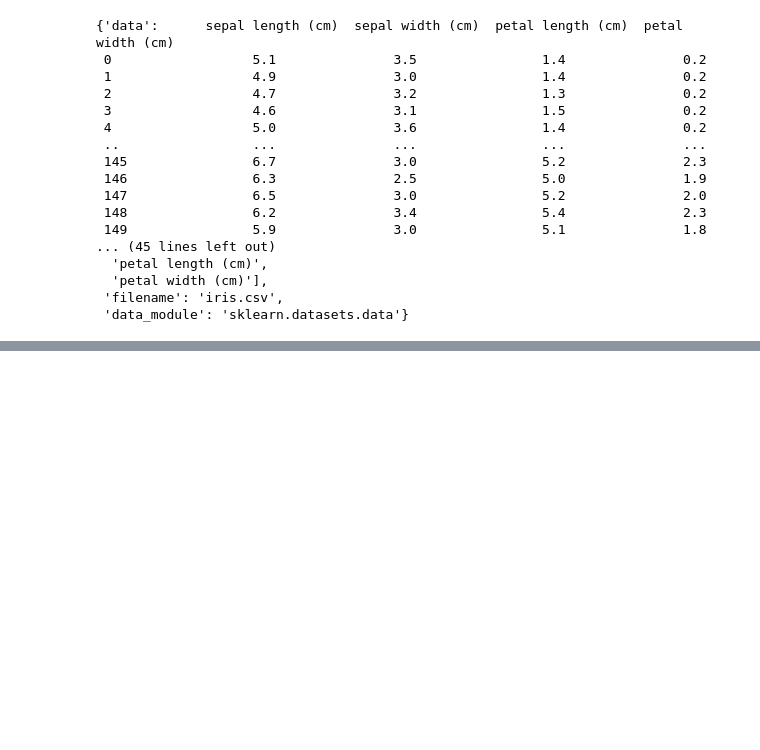
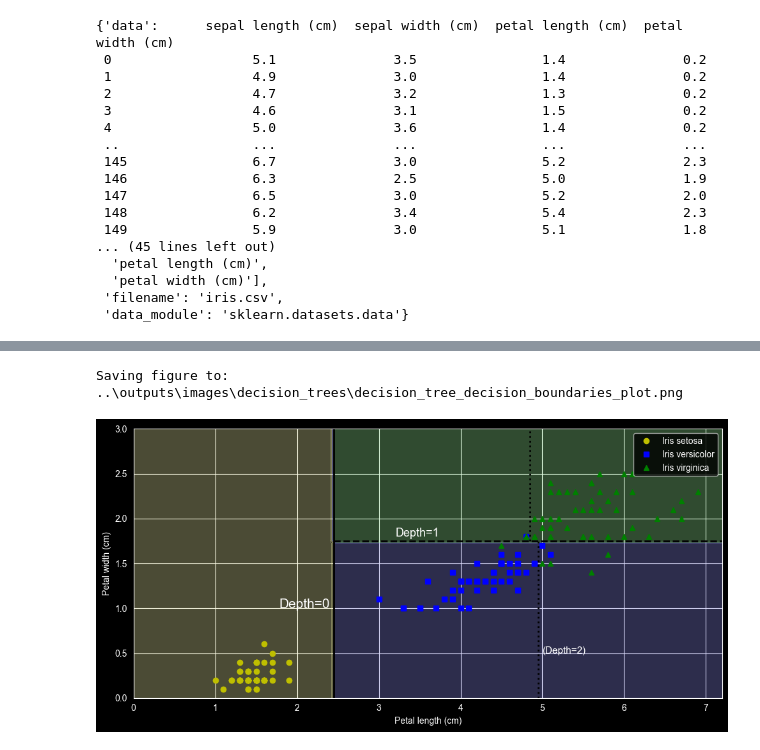
Before and after one commit to Harsh-Prajapati54/ML-Projects, a Jupyter notebook: Notebooks/Decision-Tree.ipynb, the cells around one changed output, grey strips where cells are left out. Drawn from its saved outputs; the diff is of its cells as text; code cells hidden in the pictures; blank space fills up the shorter version.

```diff
--- a/Notebooks/Decision-Tree.ipynb
+++ b/Notebooks/Decision-Tree.ipynb
@@ -15,12 +15,18 @@ import seaborn as sns
 import matplotlib.pyplot as plt
 # %%
 from pathlib import Path
+import matplotlib.pyplot as plt
 
-IMAGES_PATH = Path() / "images" / "decision_trees"
+# Go up one level ("..") then into outputs/images
+# resolve() fixes the path to be absolute so there's no confusion
+IMAGES_PATH = Path("..") / "outputs" / "images" / "decision_trees"
+
+# Create the directory if it doesn't exist
 IMAGES_PATH.mkdir(parents=True, exist_ok=True)
 
 def save_fig(fig_id, tight_layout=True, fig_extension="png", resolution=300):
     path = IMAGES_PATH / f"{fig_id}.{fig_extension}"
+    print(f"Saving figure to: {path}") # Helpful print statement
     if tight_layout:
         plt.tight_layout()
     plt.savefig(path, format=fig_extension, dpi=resolution)
@@ -116,0 +140,33 @@ Source.from_file("../Outputs/iris_tree.dot")
+# %%
+from matplotlib.colors import ListedColormap
+custom_cmap = ListedColormap(['#fafab0','#9898ff','#a0faa0'])
+plt.figure(figsize=(10, 5))
+lengths , widths = np.meshgrid(np.linspace(0, 7.2, 100), np.linspace(0, 3, 100))
+X_iris_all = np.c_[lengths.ravel(), widths.ravel()]
+y_pred = tree_clf.predict(X_iris_all).reshape(lengths.shape)
+plt.contourf(lengths, widths, y_pred, alpha=0.3, cmap=custom_cmap)
+for idx, (name, style) in enumerate(zip(iris.target_names, ("yo", "bs", "g^"))):
+    plt.plot(X_iris[:, 0][y_iris == idx], X_iris[:, 1][y_iris == idx],
+             style, label=f"Iris {name}")
+
+# extra code – this section beautifies and saves Figure 6–2
+tree_clf_deeper = DecisionTreeClassifier(max_depth=3, random_state=42)
+tree_clf_deeper.fit(X_iris, y_iris)
+th0, th1, th2a, th2b = tree_clf_deeper.tree_.threshold[[0, 2, 3, 6]]
+plt.xlabel("Petal length (cm)")
+plt.ylabel("Petal width (cm)")
+plt.plot([th0, th0], [0, 3], "k-", linewidth=2)
+plt.plot([th0, 7.2], [th1, th1], "k--", linewidth=2)
+plt.plot([th2a, th2a], [0, th1], "k:", linewidth=2)
+plt.plot([th2b, th2b], [th1, 3], "k:", linewidth=2)
+plt.text(th0 - 0.05, 1.0, "Depth=0", horizontalalignment="right", fontsize=15)
+plt.text(3.2, th1 + 0.02, "Depth=1", verticalalignment="bottom", fontsize=13)
+plt.text(th2a + 0.05, 0.5, "(Depth=2)", fontsize=11)
+plt.axis([0, 7.2, 0, 3])
+plt.legend()
+save_fig("decision_tree_decision_boundaries_plot")
+
+plt.show()
+# %% [output]
+Saving figure to: ..\outputs\images\decision_trees\decision_tree_decision_boundaries_plot.png
+[figure, added]
```
Also changed, not shown: parts of 37 cells of this notebook.
